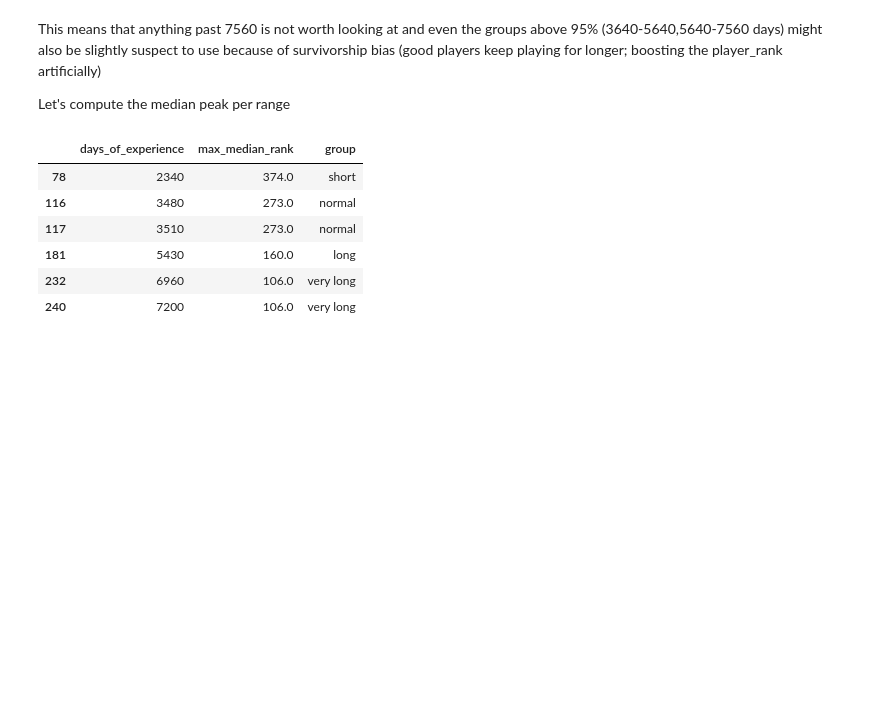
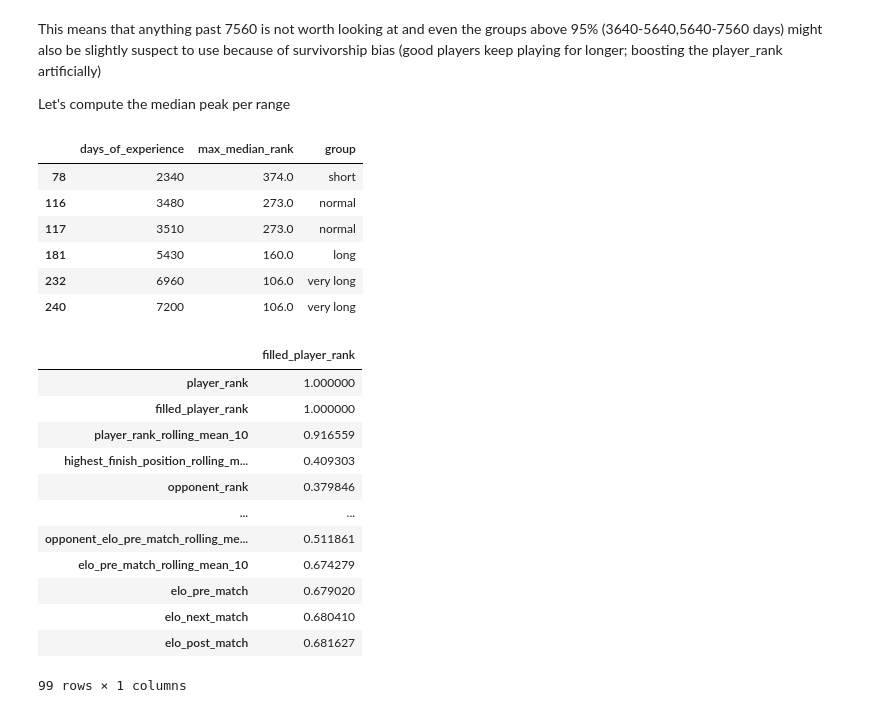
Before and after one commit to GolbertCeitaPages/CMI-DataScience-Project, a Jupyter notebook: top_players.ipynb, the cells around one changed output. Saved outputs shown, nothing was run; the diff lists cells and outputs as text; code cells hidden in the pictures; blank space fills up the shorter version.

Commit message:
made changes to top_players

```diff
--- a/top_players.ipynb
+++ b/top_players.ipynb
@@ -228,3 +228,55 @@ full_median_peak_results
 | 181 | 5430 | 160.0 | long |
 | 232 | 6960 | 106.0 | very long |
 | 240 | 7200 | 106.0 | very long |
+# %%
+# create subset
+num_df = df[['draw_size', 'match_num', 'minutes', 'player_seed', 'player_height', 'player_age', 'ace', 'double_faults', 'points_on_serve', 'first_serve_in', '1stWon', '2ndWon', 'service_games',
+             'break_points_saved', 'break_points_faced', 'player_rank', 'player_rank_points', 'elo_pre_match', 'match_outcome', 'opponent_id', 'opponent_elo_pre_match', 'opponent_rank', 'elo_post_match',
+             'round_1_numb', 'round_1_tb_numb', 'round_2_numb', 'round_2_tb_numb', 'round_3_numb', 'round_3_tb_numb', 'round_4_numb', 'round_4_tb_numb', 'round_5_numb', 'round_5_tb_numb',
+             'round_1_diff', 'round_1_tb_diff', 'round_2_diff', 'round_2_tb_diff', 'round_3_diff', 'round_3_tb_diff', 'round_4_diff', 'round_4_tb_diff', 'round_5_diff', 'round_5_tb_diff',
+             'mean_numb', 'median_numb', 'total_numb',
+             'mean_diff', 'median_diff', 'total_diff',
+             'mean_tb_numb', 'median_tb_numb', 'total_tb_numb',
+             'mean_tb_diff', 'median_tb_diff', 'total_tb_diff',
+             'days_of_experience', 'months_of_experience', 'years_of_experience', 'career_year', 'rest_days',
+             'sets_won', 'sets_lost',
+             'tb_sets_won', 'tb_sets_lost',
+             'set_dominance', 'tb_dominance',
+             'highest_finish_position',
+             'minutes_rolling_med_10', 'draw_size_rolling_med_10', 'finish_position_rolling_med_10', 'highest_finish_position_rolling_med_10', 'ace_rolling_mean_10', 'double_faults_rolling_mean_10',
+             'points_on_serve_rolling_mean_10', 'first_serve_in_rolling_mean_10', '1stWon_rolling_mean_10', '2ndWon_rolling_mean_10', 'service_games_rolling_mean_10',
+             'break_points_saved_rolling_mean_10', 'break_points_faced_rolling_mean_10',
+             'elo_pre_match_rolling_mean_10', 'opponent_elo_pre_match_rolling_mean_10',
+             'set_dominance_rolling_mean_10', 'tb_dominance_rolling_mean_10',
+             'player_rank_rolling_mean_10',
+             'mean_numb_rolling_mean_10', 'median_numb_rolling_mean_10', 'total_numb_rolling_mean_10',
+             'mean_diff_rolling_mean_10', 'median_diff_rolling_mean_10', 'total_diff_rolling_mean_10',
+             'mean_tb_numb_rolling_mean_10', 'median_tb_numb_rolling_mean_10', 'total_tb_numb_rolling_mean_10',
+             'mean_tb_diff_rolling_mean_10', 'median_tb_diff_rolling_mean_10', 'total_tb_diff_rolling_mean_10',
+             'elo_next_match', 'filled_player_rank']]
+
+# and make sure that the subset is filtered for a certain time period
+# eligible cutoff points for days_of_experience = [2340, 3660, 5640, 7560]
+num_df = num_df[num_df['days_of_experience'] <= 3660]
+# %%
+pearson_correlation = num_df.corr('pearson')
+# %%
+abs(pearson_correlation[
+    [
+        'filled_player_rank',
+        #'player_rank'
+        ]]).sort_values(by='filled_player_rank',ascending=False)
+# %% [output]
+|  | filled_player_rank |
+| player_rank | 1.000000 |
+| filled_player_rank | 1.000000 |
+| player_rank_rolling_mean_10 | 0.916559 |
+| highest_finish_position_rolling_m... | 0.409303 |
+| opponent_rank | 0.379846 |
+| ... | ... |
+| opponent_elo_pre_match_rolling_me... | 0.511861 |
+| elo_pre_match_rolling_mean_10 | 0.674279 |
+| elo_pre_match | 0.679020 |
+| elo_next_match | 0.680410 |
+| elo_post_match | 0.681627 |
+99 rows × 1 columns
```
